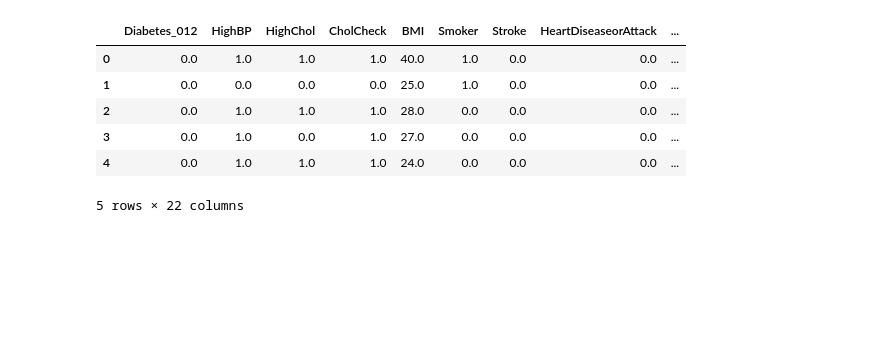
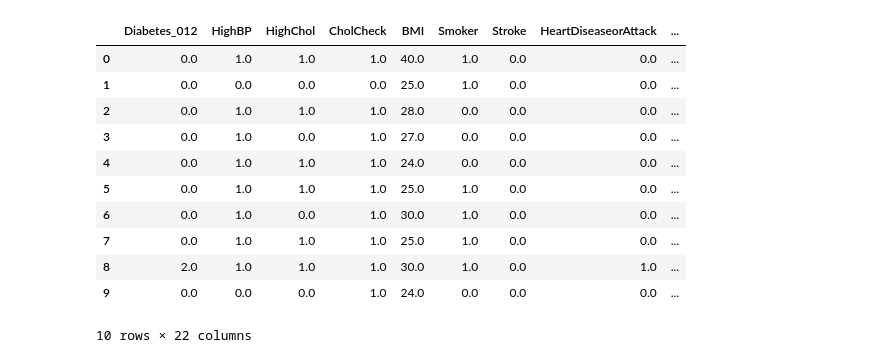
Before and after one commit to lathamlm/diabetes_prediction, a Jupyter notebook: cleaning_and_analysis.ipynb, the cells around one changed output. Drawn from its saved outputs; the diff is of its cells as text; code cells hidden in the pictures; blank space fills up the shorter version.

```diff
--- a/cleaning_and_analysis.ipynb
+++ b/cleaning_and_analysis.ipynb
@@ -4,12 +4,17 @@ from pathlib import Path
 # %%
 file = pd.read_csv(Path("Resources/diabetes_indicators.csv"), encoding="UTF-8")
 dm_df = pd.DataFrame(file)
-dm_df.head()
+dm_df.head(10)
 # %% [output]
 |  | Diabetes_012 | HighBP | HighChol | CholCheck | BMI | Smoker | Stroke | HeartDiseaseorAttack | ... |
 | 0 | 0.0 | 1.0 | 1.0 | 1.0 | 40.0 | 1.0 | 0.0 | 0.0 | ... |
 | 1 | 0.0 | 0.0 | 0.0 | 0.0 | 25.0 | 1.0 | 0.0 | 0.0 | ... |
 | 2 | 0.0 | 1.0 | 1.0 | 1.0 | 28.0 | 0.0 | 0.0 | 0.0 | ... |
 | 3 | 0.0 | 1.0 | 0.0 | 1.0 | 27.0 | 0.0 | 0.0 | 0.0 | ... |
 | 4 | 0.0 | 1.0 | 1.0 | 1.0 | 24.0 | 0.0 | 0.0 | 0.0 | ... |
+| 5 | 0.0 | 1.0 | 1.0 | 1.0 | 25.0 | 1.0 | 0.0 | 0.0 | ... |
+| 6 | 0.0 | 1.0 | 0.0 | 1.0 | 30.0 | 1.0 | 0.0 | 0.0 | ... |
+| 7 | 0.0 | 1.0 | 1.0 | 1.0 | 25.0 | 1.0 | 0.0 | 0.0 | ... |
+| 8 | 2.0 | 1.0 | 1.0 | 1.0 | 30.0 | 1.0 | 0.0 | 1.0 | ... |
+| 9 | 0.0 | 0.0 | 0.0 | 1.0 | 24.0 | 0.0 | 0.0 | 0.0 | ... |
-5 rows × 22 columns
+10 rows × 22 columns
```
Also changed, not shown: parts of 14 cells of this notebook.
